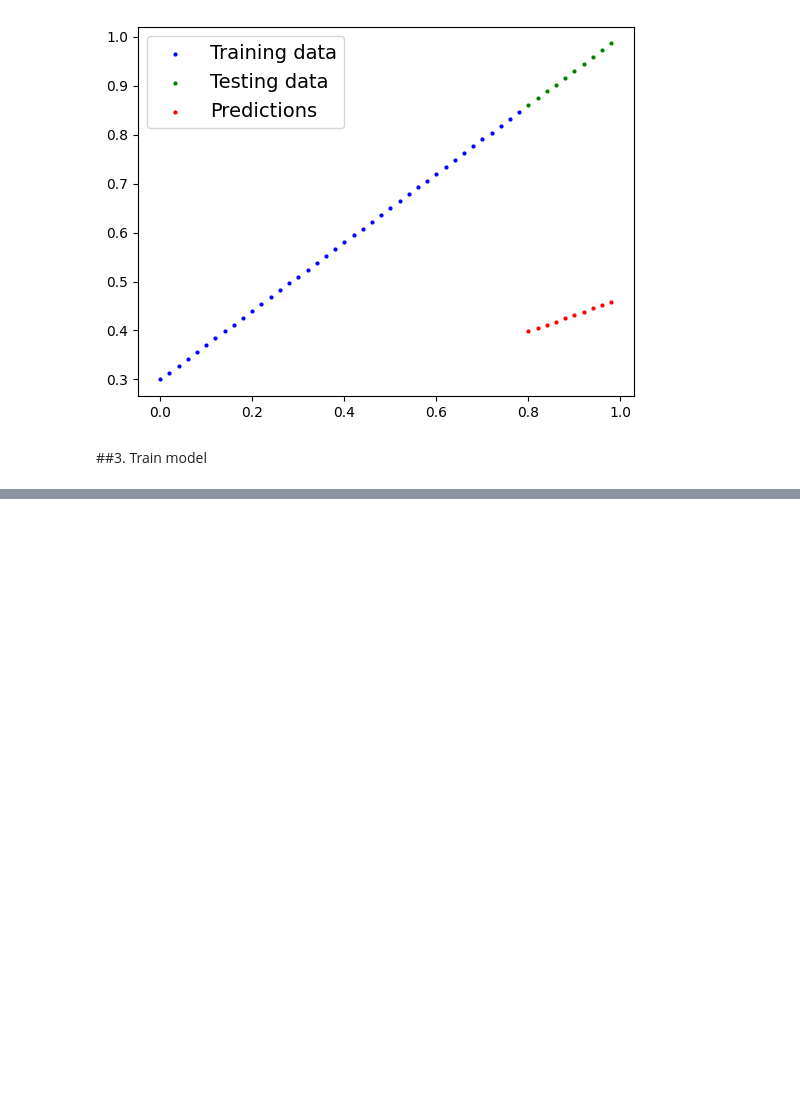
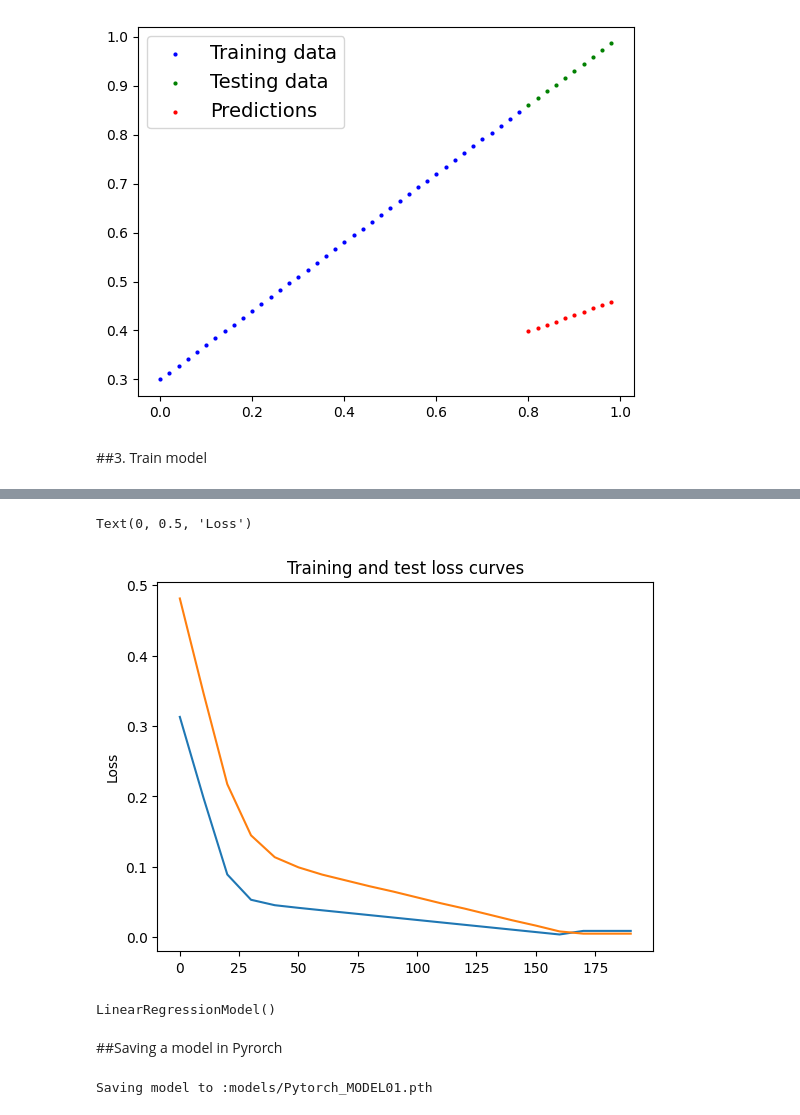
Before and after one commit to greg881203/Pytorch, a Jupyter notebook: pytorch_workflow.ipynb, the cells around one changed output, grey strips where cells are left out. Drawn from its saved outputs; the diff is of its cells as text; code cells hidden in the pictures; blank space fills up the shorter version.

```diff
--- a/pytorch_workflow.ipynb
+++ b/pytorch_workflow.ipynb
@@ -200,0 +307,31 @@ loss_fn,optimizer
+# %%
+# Plot the loss curves
+plt.plot(epoch_count, np.array(torch.tensor(loss_values).numpy()), label="Train loss")
+plt.plot(epoch_count, test_loss_values, label="Test loss")
+plt.title("Training and test loss curves")
+plt.ylabel("Loss")
+# %% [output]
+Text(0, 0.5, 'Loss')
+[figure, added]
+# %%
+model
+# %% [output]
+LinearRegressionModel()
+# %% [markdown]
+##Saving a model in Pyrorch
+# %%
+from pathlib import Path
+# Create models directory
+MODEL_PATH = Path("models")
+MODEL_PATH.mkdir( parents=True , exist_ok =True)
+
+# Create model save path
+MODEL_NAME = "Pytorch_MODEL01.pth"
+MODEL_SAVE_PATH = MODEL_PATH / MODEL_NAME
+
+# Save the model state dict
+print(f"Saving model to :{MODEL_SAVE_PATH}")
+torch.save(obj = model.state_dict(),
+          f= MODEL_SAVE_PATH)
+# %% [output]
+Saving model to :models/Pytorch_MODEL01.pth
```
Also changed, not shown: parts of 23 cells of this notebook.
